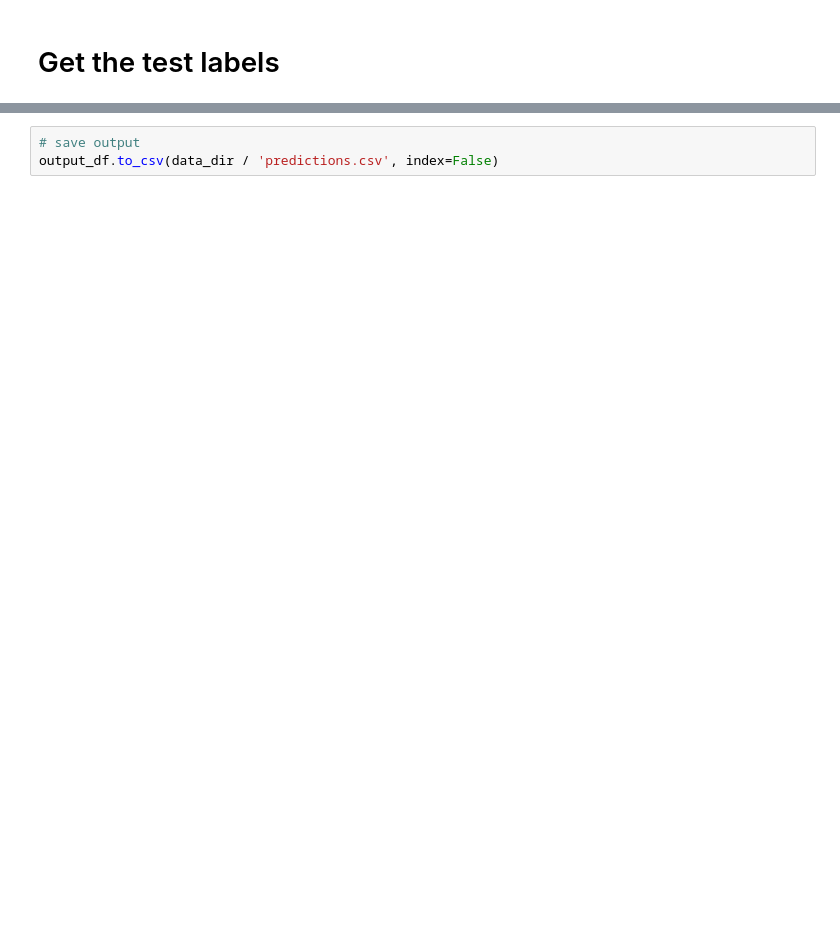
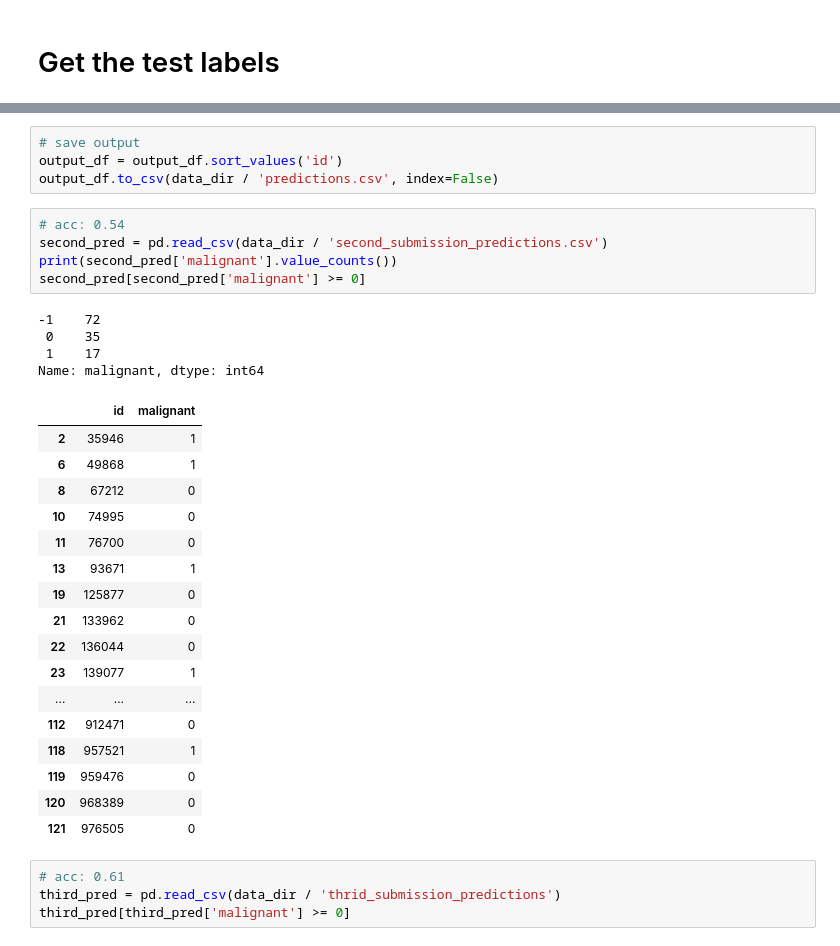
Before and after one commit to JessyD/Oxml-carcinoma-classification, a Jupyter notebook: src/train.ipynb, the cells around one changed output, grey strips where cells are left out. Cells and saved outputs as stored; diff of their text form; blank space fills up the shorter version.

```diff
--- a/src/train.ipynb
+++ b/src/train.ipynb
@@ -411,4 +413,36 @@ output_df['malignant'].value_counts()
 Name: malignant, dtype: int64
 # %%
 # save output
+output_df = output_df.sort_values('id')
 output_df.to_csv(data_dir / 'predictions.csv', index=False)
+# %%
+# acc: 0.54
+second_pred = pd.read_csv(data_dir / 'second_submission_predictions.csv')
+print(second_pred['malignant'].value_counts())
+second_pred[second_pred['malignant'] >= 0]
+# %% [output]
+-1    72
+ 0    35
+ 1    17
+Name: malignant, dtype: int64
+|  | id | malignant |
+| 2 | 35946 | 1 |
+| 6 | 49868 | 1 |
+| 8 | 67212 | 0 |
+| 10 | 74995 | 0 |
+| 11 | 76700 | 0 |
+| 13 | 93671 | 1 |
+| 19 | 125877 | 0 |
+| 21 | 133962 | 0 |
+| 22 | 136044 | 0 |
+| 23 | 139077 | 1 |
+| ... | ... | ... |
+| 112 | 912471 | 0 |
+| 118 | 957521 | 1 |
+| 119 | 959476 | 0 |
+| 120 | 968389 | 0 |
+| 121 | 976505 | 0 |
+# %%
+# acc: 0.61
+third_pred = pd.read_csv(data_dir / 'thrid_submission_predictions')
+third_pred[third_pred['malignant'] >= 0]
```
Also changed, not shown: parts of 9 cells of this notebook, 1 other file.
